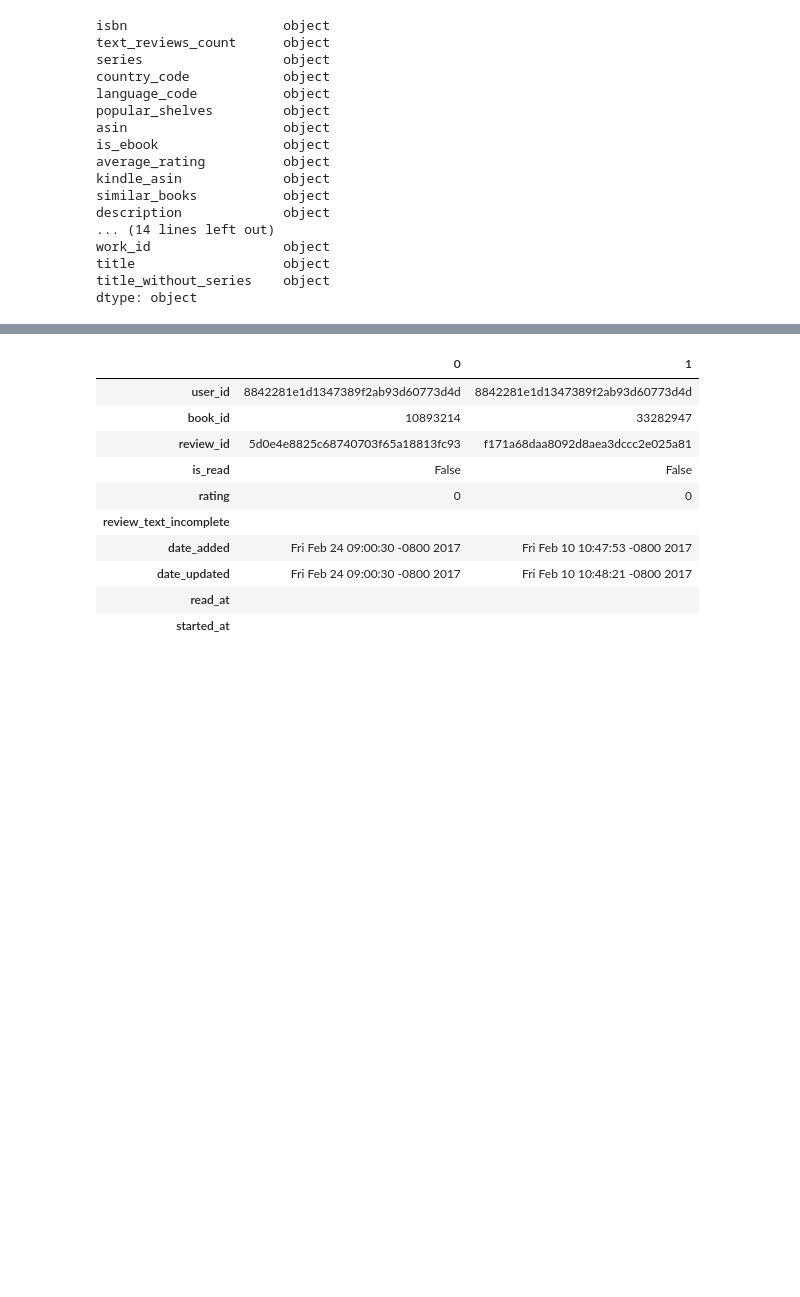
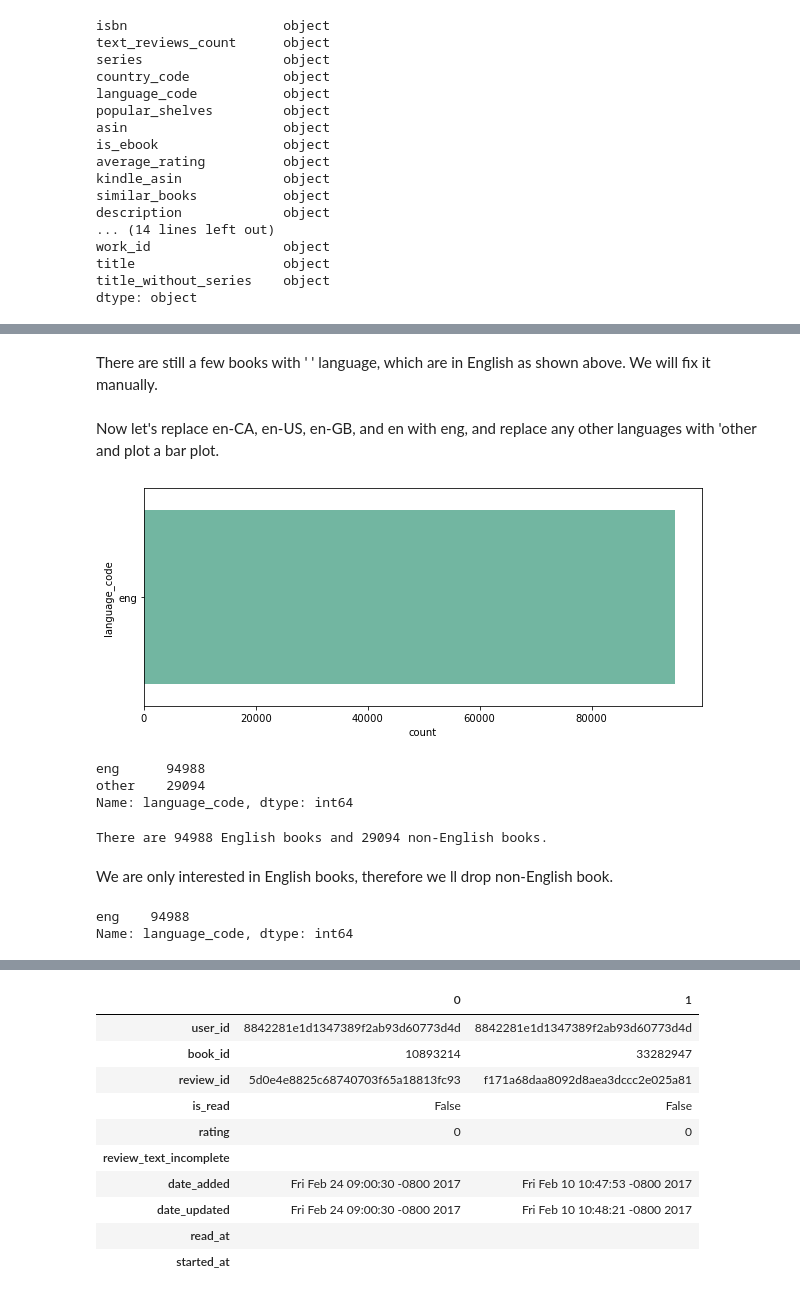
Before and after one commit to somayehY/Somayeh_Youssefi, a Jupyter notebook: Book Recomendation System/BookRecomSys_DataWrangling.ipynb, the cells around one changed output, grey strips where cells are left out. Cells and saved outputs as stored; diff of their text form; code cells hidden in the pictures; blank space fills up the shorter version.

```diff
--- a/Book Recomendation System/BookRecomSys_DataWrangling.ipynb
+++ b/Book Recomendation System/BookRecomSys_DataWrangling.ipynb
@@ -202,0 +327,2 @@ for x in string_columns:
+# %% [markdown]
+There are still a few books with ' ' language, which are in English as shown above. We will fix it manually.
@@ -202,0 +333,2 @@ for x in string_columns:
+# %% [markdown]
+Now let's replace en-CA, en-US, en-GB, and en with eng, and replace any other languages with 'other and plot a bar plot.
@@ -202,0 +354,18 @@ for x in string_columns:
+# %%
+fig, ax = plt.subplots(figsize=(10,4))
+ax = sns.countplot(y="language_code", data=books, palette="Set1")
+plt.show()
+# %% [output]
+[figure, added]
+# %%
+books['language_code'].value_counts()
+# %% [output]
+eng      94988
+other    29094
+Name: language_code, dtype: int64
+# %%
+print('There are {} English books and {} non-English books.'.format(books['language_code'].value_counts()[0], books['language_code'].value_counts()[1]))
+# %% [output]
+There are 94988 English books and 29094 non-English books.
+# %% [markdown]
+We are only interested in English books, therefore we ll drop non-English book.
@@ -202,0 +375,5 @@ for x in string_columns:
+# %%
+books['language_code'].value_counts()
+# %% [output]
+eng    94988
+Name: language_code, dtype: int64
```
Also changed, not shown: parts of 81 cells of this notebook.
